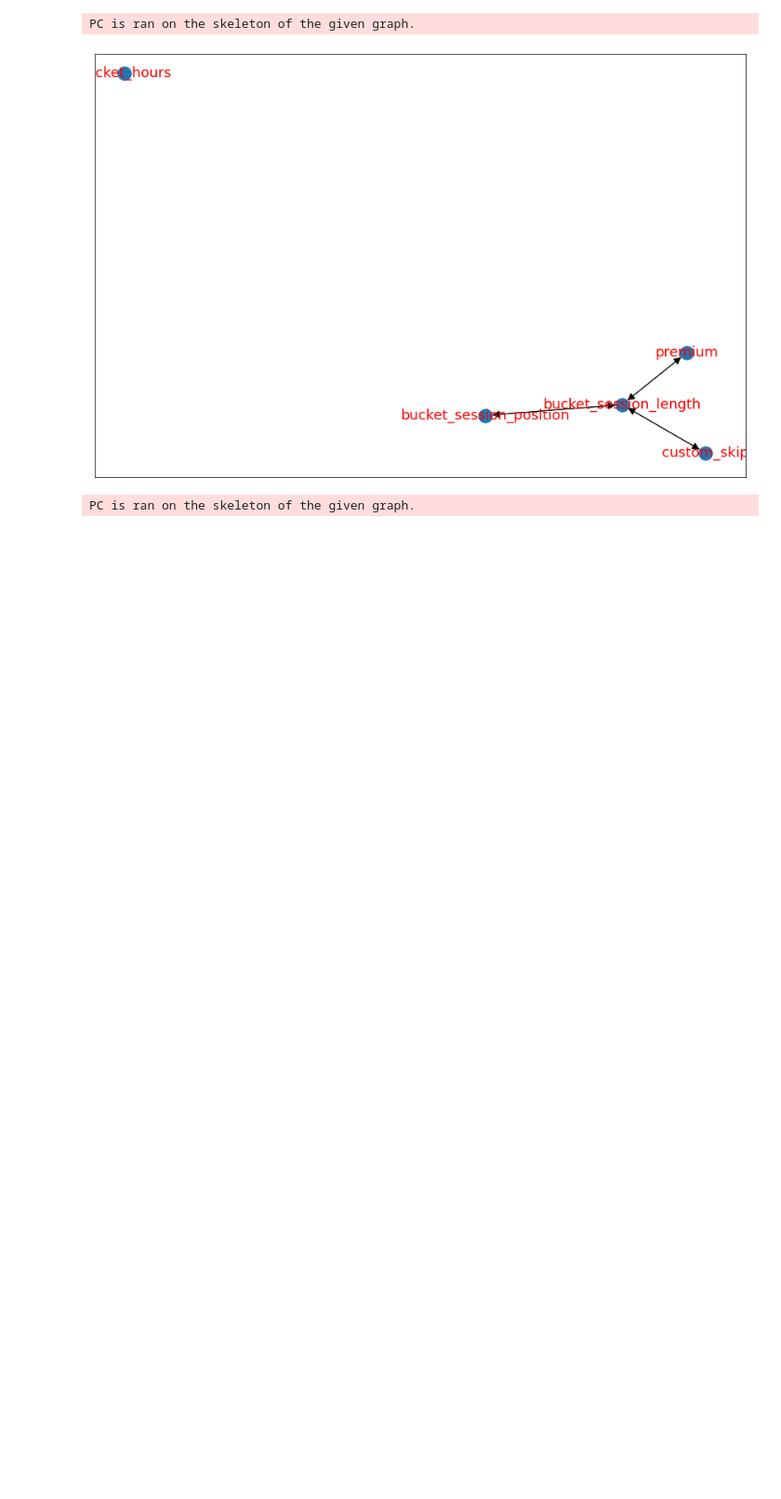
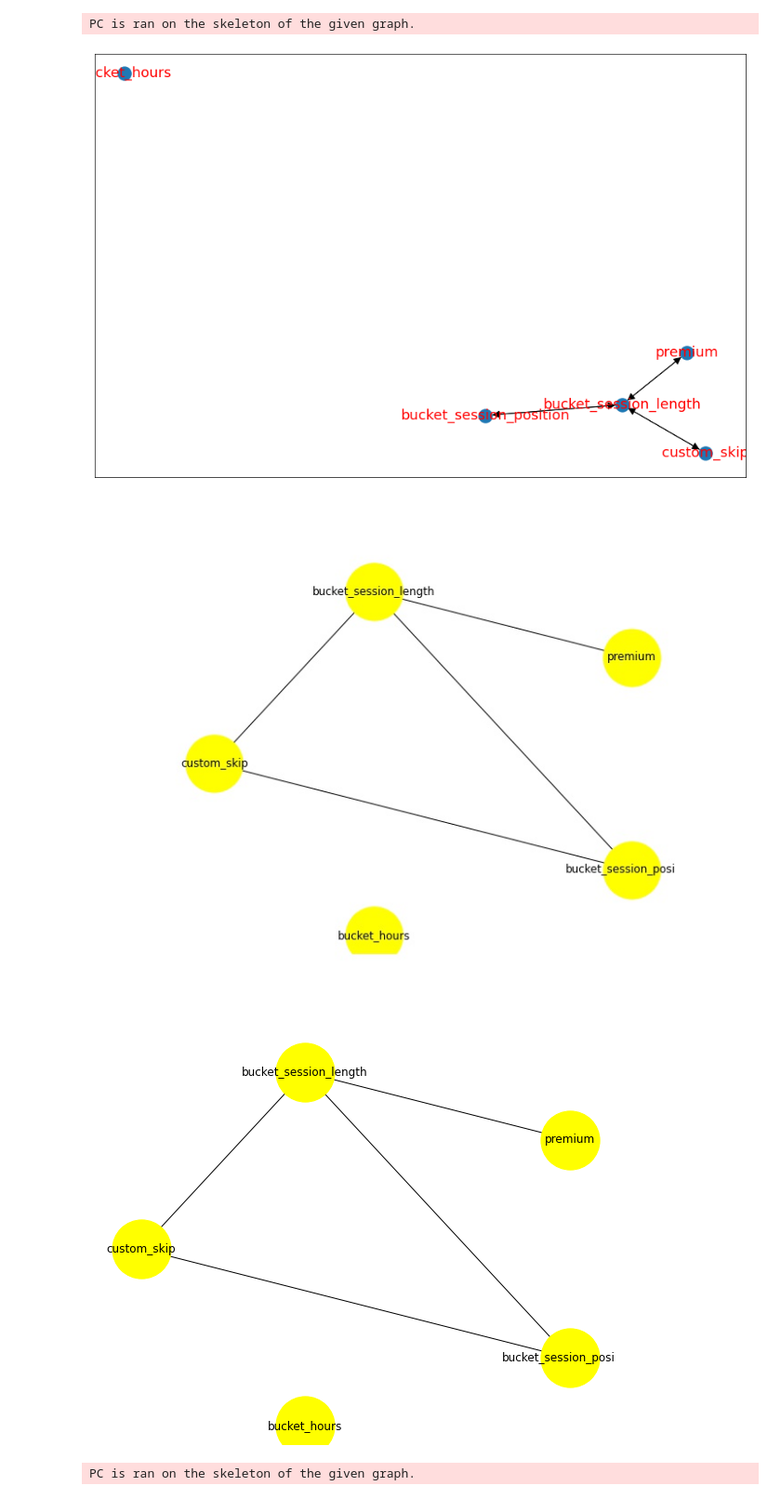
Before and after one commit to stoic-devv/spotify-causal-inference, a Jupyter notebook: src/causal_discovery/cdt-poc.ipynb, the cells around one changed output. Shown: that part at 93% size. Cells and saved outputs as stored; diff of their text form; code cells hidden in the pictures; blank space fills up the shorter version.

```diff
--- a/src/causal_discovery/cdt-poc.ipynb
+++ b/src/causal_discovery/cdt-poc.ipynb
@@ -166,6 +166,31 @@ nx.draw_networkx(graph_pc, font_size=18, font_color='r', arrowsize=20)
 # %% [output]
 PC is ran on the skeleton of the given graph.
 [figure]
+# %%
+plt.figure(figsize=(10,8))
+solid_edges = [(n1, n2) for n1, n2, e in graph_pc.edges(data=True) if "style" not in e]
+dashed_edges = [
+    (n1, n2) for n1, n2, e in graph_pc.edges(data=True) if ("style" in e and e["style"] == "dashed")
+]
+plt.clf()
+
+pos = nx.layout.shell_layout(graph_pc)
+nx.draw_networkx_nodes(graph_pc, pos, node_color="yellow", node_size=4000)
+nx.draw_networkx_edges(graph_pc, pos, edgelist=solid_edges, arrowstyle="-|>", arrowsize=12)
+nx.draw_networkx_edges(
+    graph_pc, pos, edgelist=dashed_edges, arrowstyle="-|>", style="dashed", arrowsize=12
+)
+
+labels = nx.draw_networkx_labels(graph_pc, pos)
+
+plt.axis("off")
+plt.savefig('../../img/gg.jpg')
+
+from IPython.display import Image, display
+display(Image(filename="../../img/gg.jpg"))
+# %% [output]
+[figure, added]
+[figure, added]
 # %%
 # Use causal discovery to get causal models# PC algorithm
 model_pc = cdt.causality.graph.PC()
```
